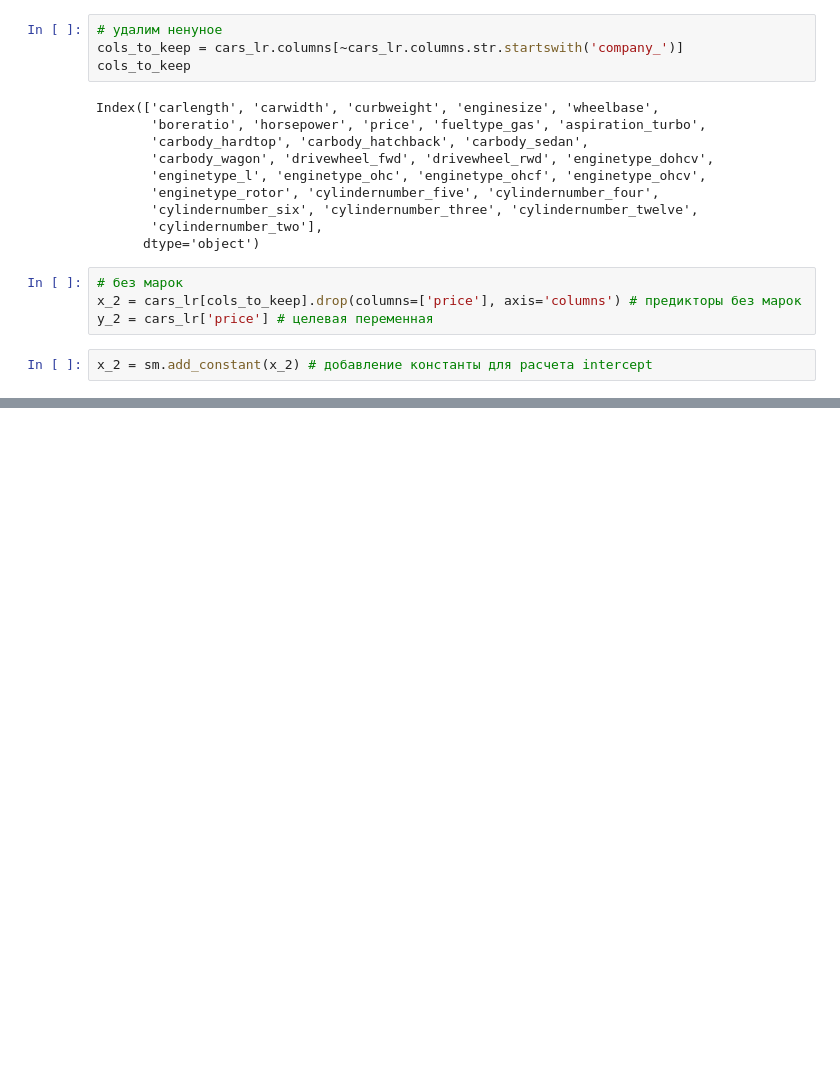
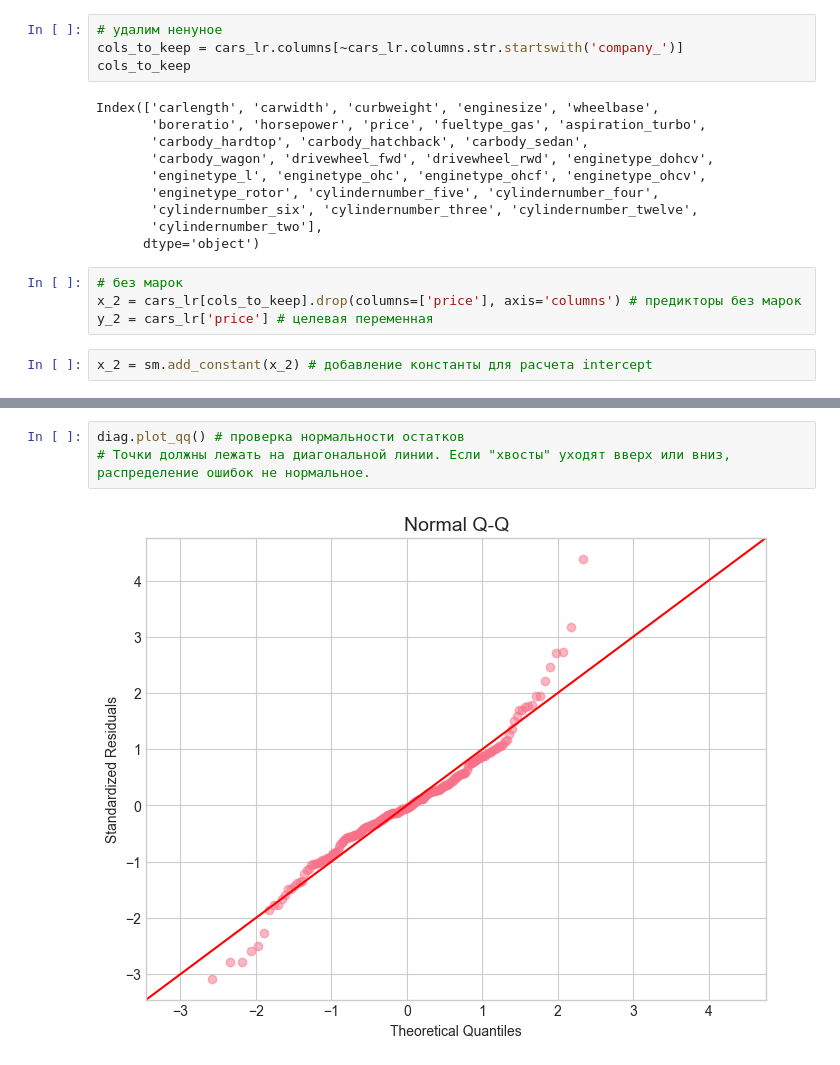
Before and after one commit to Praldmur/Simulation, a Jupyter notebook: 6_mod/7.ipynb, the cells around one changed output, grey strips where cells are left out. Saved outputs shown, nothing was run; the diff lists cells and outputs as text; blank space fills up the shorter version.

```diff
--- a/6_mod/7.ipynb
+++ b/6_mod/7.ipynb
@@ -354,0 +549,5 @@ strong multicollinearity problems or that the design matrix is singular.
+# %%
+diag.plot_qq() # проверка нормальности остатков
+# Точки должны лежать на диагональной линии. Если "хвосты" уходят вверх или вниз, распределение ошибок не нормальное.
+# %% [output]
+[figure, added]
```
Also changed, not shown: parts of 28 cells of this notebook.
